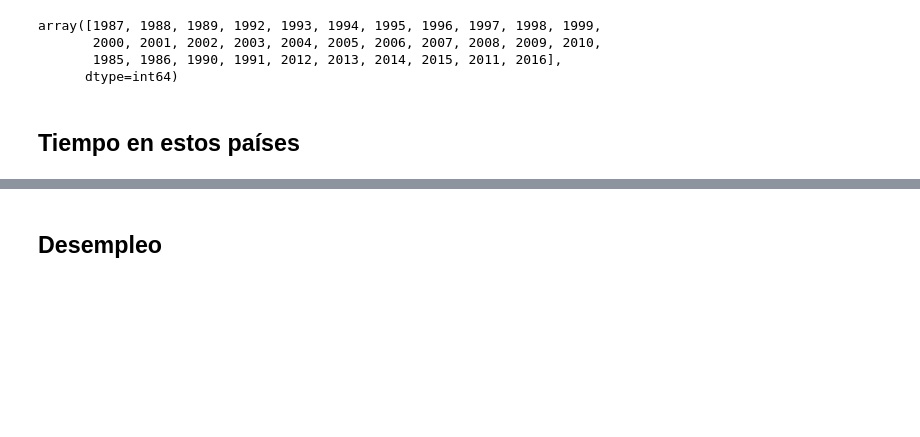
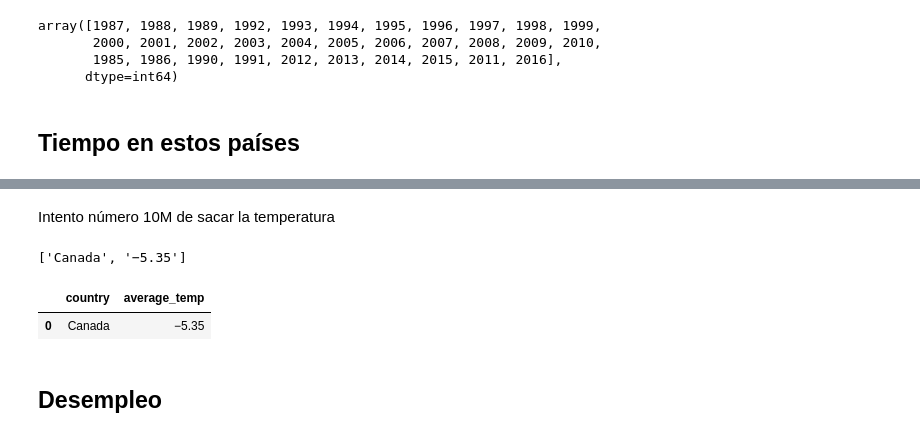
Before and after one commit to crisarenas/W3-pipeline-project, a Jupyter notebook: Enriched.ipynb, the cells around one changed output, grey strips where cells are left out. Cells and saved outputs as stored; diff of their text form; code cells hidden in the pictures; blank space fills up the shorter version.

```diff
--- a/Enriched.ipynb
+++ b/Enriched.ipynb
@@ -66,3 +97,31 @@ AttributeError: module 'pandas' has no attribute 'read_xml'
+# %% [markdown]
+Intento número 10M de sacar la temperatura
+# %%
+website_url = requests.get('https://en.wikipedia.org/wiki/List_of_countries_by_average_yearly_temperature').text
+soup = BeautifulSoup(website_url,'html.parser')
+
+table = soup.find('table',{'class':'wikitable sortable'})
+rows = table.find_all('tr')
+columns = ['country','average_temp']
+df = pd.DataFrame(columns = columns)
+
+for i in range(1, len(rows)):
+    tds = rows[i].find_all('td')
+
+    if len(tds) == 1:
+        values = [tds[0].text.replace('\n','').replace('\xa0',''), tds[1].text.replace('\n','').replace('\xa0','')]
+
+    else:
+        values = [td.text.replace('\n','').replace('\xa0','') for td in tds]
+values
+# %% [output]
+['Canada', '−5.35']
+# %%
+df = df.append(pd.Series(values, index = columns), ignore_index = True)
+df
+# %% [output]
+|  | country | average_temp |
+| 0 | Canada | −5.35 |
 # %% [markdown]
 ## Desempleo
 # %% [markdown]
```
Also changed, not shown: parts of 7 cells of this notebook.
